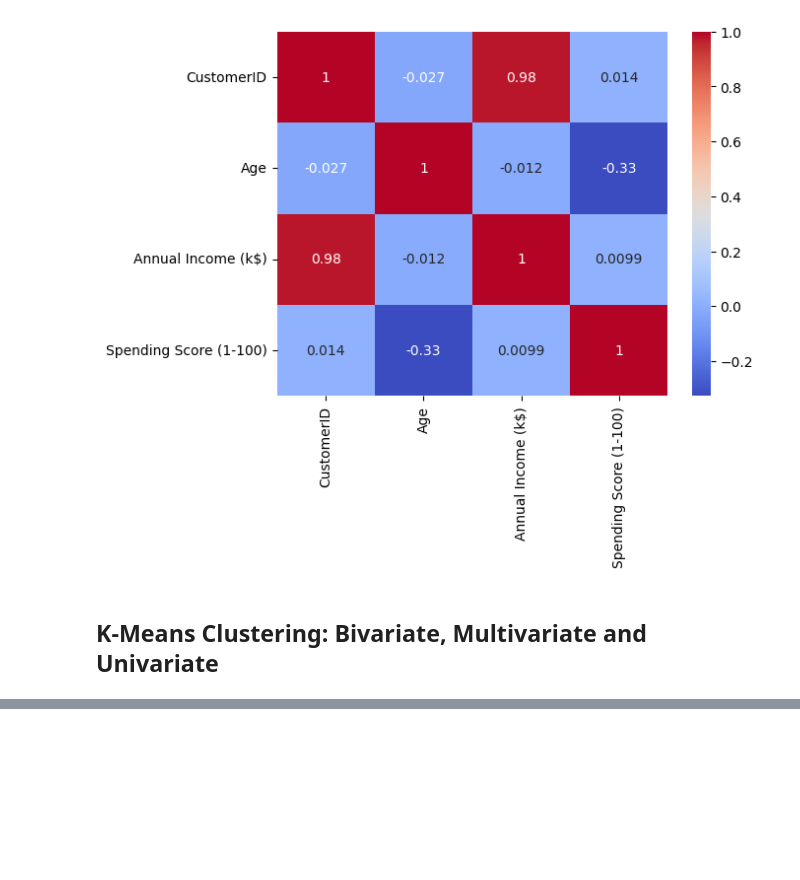
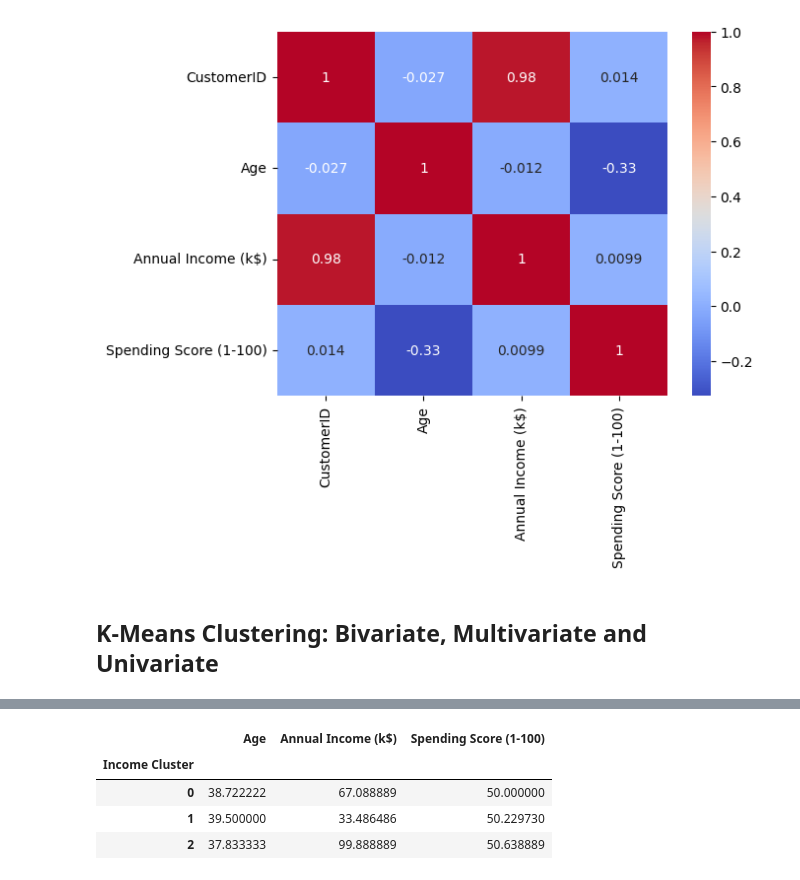
Before and after one commit to Edna722/Machine-Learning, a Jupyter notebook: Machine Learning Project.ipynb, the cells around one changed output, grey strips where cells are left out. Drawn from its saved outputs; the diff is of its cells as text; code cells hidden in the pictures; blank space fills up the shorter version.

```diff
--- a/Machine Learning Project.ipynb
+++ b/Machine Learning Project.ipynb
@@ -193,0 +211,9 @@ for i in range(1,11):
+# %%
+# Analysis
+customer_data.groupby('Income Cluster')[['Age', 'Annual Income (k$)','Spending Score (1-100)']].mean()
+# %% [output]
+|  | Age | Annual Income (k$) | Spending Score (1-100) |
+| Income Cluster |  |  |  |
+| 0 | 38.722222 | 67.088889 | 50.000000 |
+| 1 | 39.500000 | 33.486486 | 50.229730 |
+| 2 | 37.833333 | 99.888889 | 50.638889 |
```
Also changed, not shown: parts of 9 cells of this notebook.
